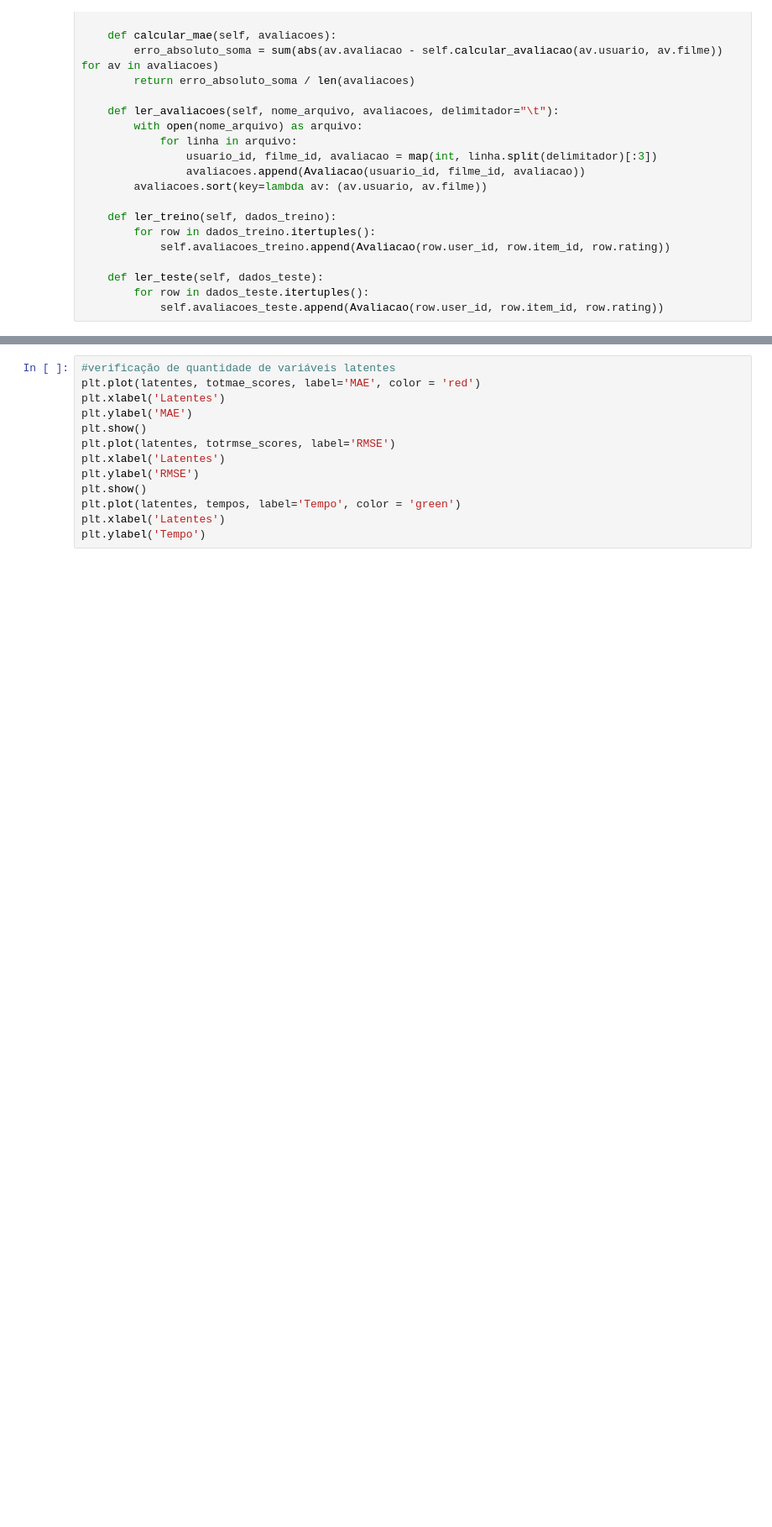
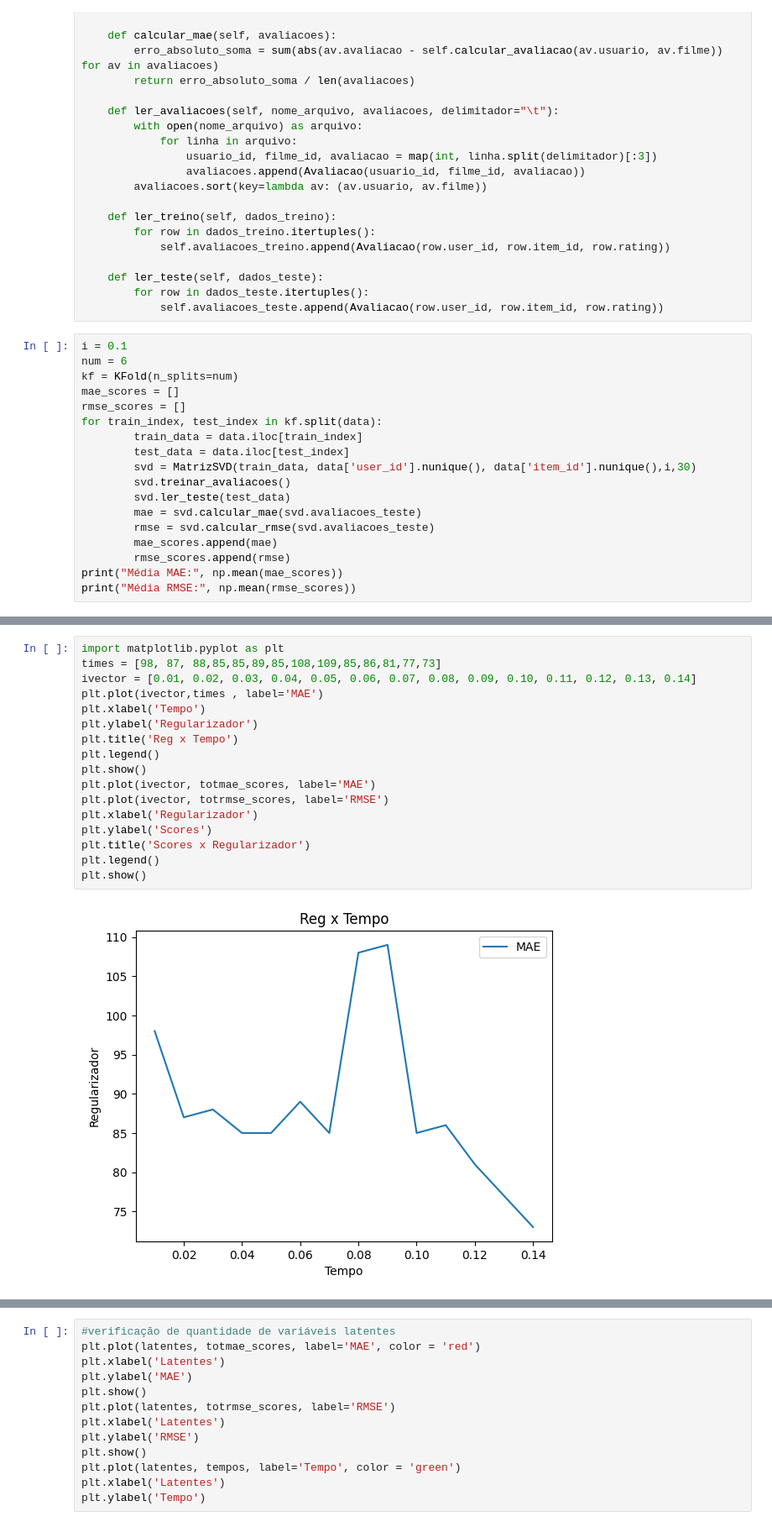
Before and after one commit to CarlosAlves3031/Trabalho-Recsys, a Jupyter notebook: ModelBased2.ipynb, the cells around one changed output, grey strips where cells are left out. Shown at 84% size. Saved outputs shown, nothing was run; the diff lists cells and outputs as text; blank space fills up the shorter version.

```diff
--- a/ModelBased2.ipynb
+++ b/ModelBased2.ipynb
@@ -121,3 +121,21 @@ class MatrizSVD:
     def ler_teste(self, dados_teste):
         for row in dados_teste.itertuples():
             self.avaliacoes_teste.append(Avaliacao(row.user_id, row.item_id, row.rating))
+# %%
+i = 0.1
+num = 6
+kf = KFold(n_splits=num)
+mae_scores = []
+rmse_scores = []
+for train_index, test_index in kf.split(data):
+        train_data = data.iloc[train_index]
+        test_data = data.iloc[test_index]
+        svd = MatrizSVD(train_data, data['user_id'].nunique(), data['item_id'].nunique(),i,30)
+        svd.treinar_avaliacoes()
+        svd.ler_teste(test_data)
+        mae = svd.calcular_mae(svd.avaliacoes_teste)
+        rmse = svd.calcular_rmse(svd.avaliacoes_teste)
+        mae_scores.append(mae)
+        rmse_scores.append(rmse)
+print("Média MAE:", np.mean(mae_scores))
+print("Média RMSE:", np.mean(rmse_scores))
@@ -123,0 +190,19 @@ class MatrizSVD:
+# %%
+import matplotlib.pyplot as plt
+times = [98, 87, 88,85,85,89,85,108,109,85,86,81,77,73]
+ivector = [0.01, 0.02, 0.03, 0.04, 0.05, 0.06, 0.07, 0.08, 0.09, 0.10, 0.11, 0.12, 0.13, 0.14]
+plt.plot(ivector,times , label='MAE')
+plt.xlabel('Tempo')
+plt.ylabel('Regularizador')
+plt.title('Reg x Tempo')
+plt.legend()
+plt.show()
+plt.plot(ivector, totmae_scores, label='MAE')
+plt.plot(ivector, totrmse_scores, label='RMSE')
+plt.xlabel('Regularizador')
+plt.ylabel('Scores')
+plt.title('Scores x Regularizador')
+plt.legend()
+plt.show()
+# %% [output]
+[figure, added]
```
Also changed, not shown: parts of 4 cells of this notebook, 1 other file.
